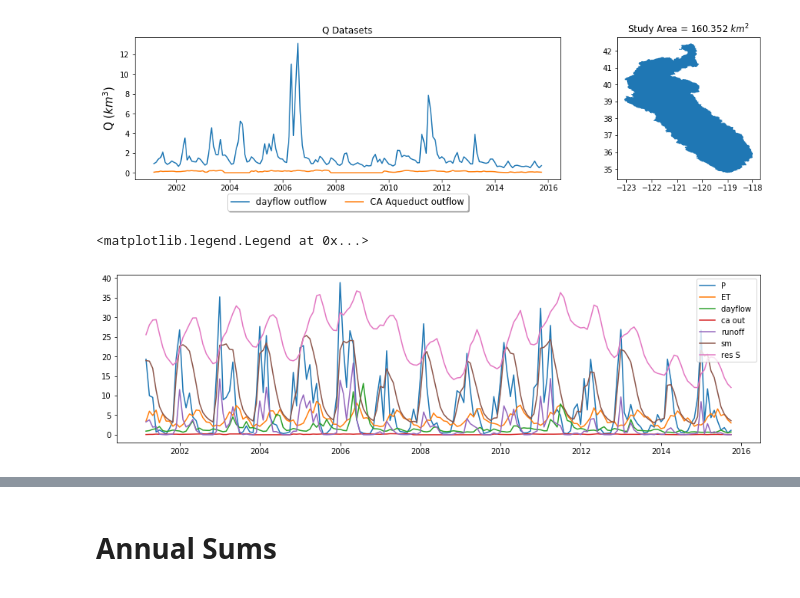
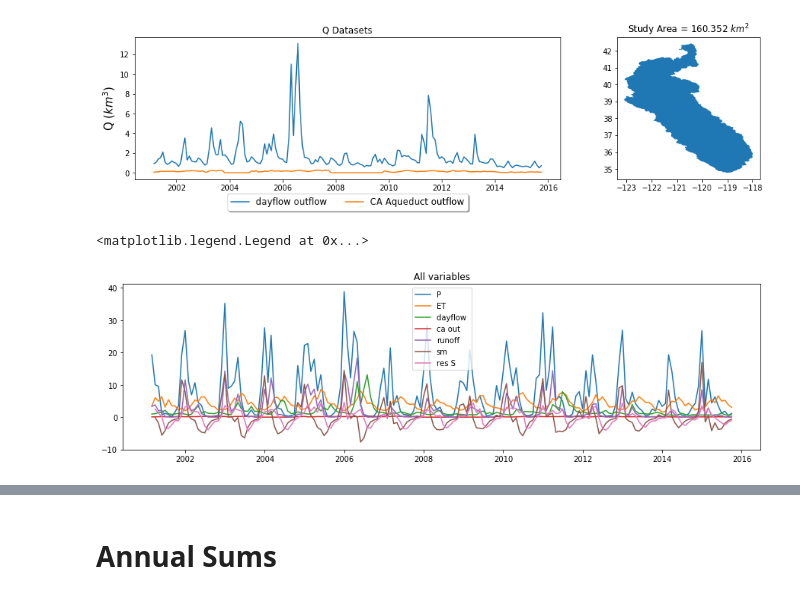
Before and after one commit to kashingtonDC/cvwbm, a Jupyter notebook: code/ssjtwb.ipynb, the cells around one changed output, grey strips where cells are left out. Cells and saved outputs as stored; diff of their text form; code cells hidden in the pictures.

```diff
--- a/code/ssjtwb.ipynb
+++ b/code/ssjtwb.ipynb
@@ -352,17 +353,18 @@ plt.show()
 [figure]
 # %%
 plt.figure(figsize=(15,4))
+plt.title("All variables")
 plt.plot(df.p_mean, label = "P")
 plt.plot(df.modis, label = "ET")
 plt.plot(df.q_out1, label = "dayflow ")
 plt.plot(df.q_out2, label = "ca out")
 plt.plot(df.runoff, label = "runoff")
-plt.plot(df.soil_moisture, label= "sm")
-plt.plot(df.res_s, label= "res S")
+plt.plot(df.soil_moisture.diff(), label= "sm")
+plt.plot(df.res_s.diff(), label= "res S")
 plt.legend()
 # %% [output]
 <matplotlib.legend.Legend at 0x...>
-[figure, old version]
+[figure, new version]
 # %%
 # save the csv
 # df.to_csv("../data/all_data_ssjt.csv")
```
Also changed, not shown: parts of 7 cells of this notebook.
